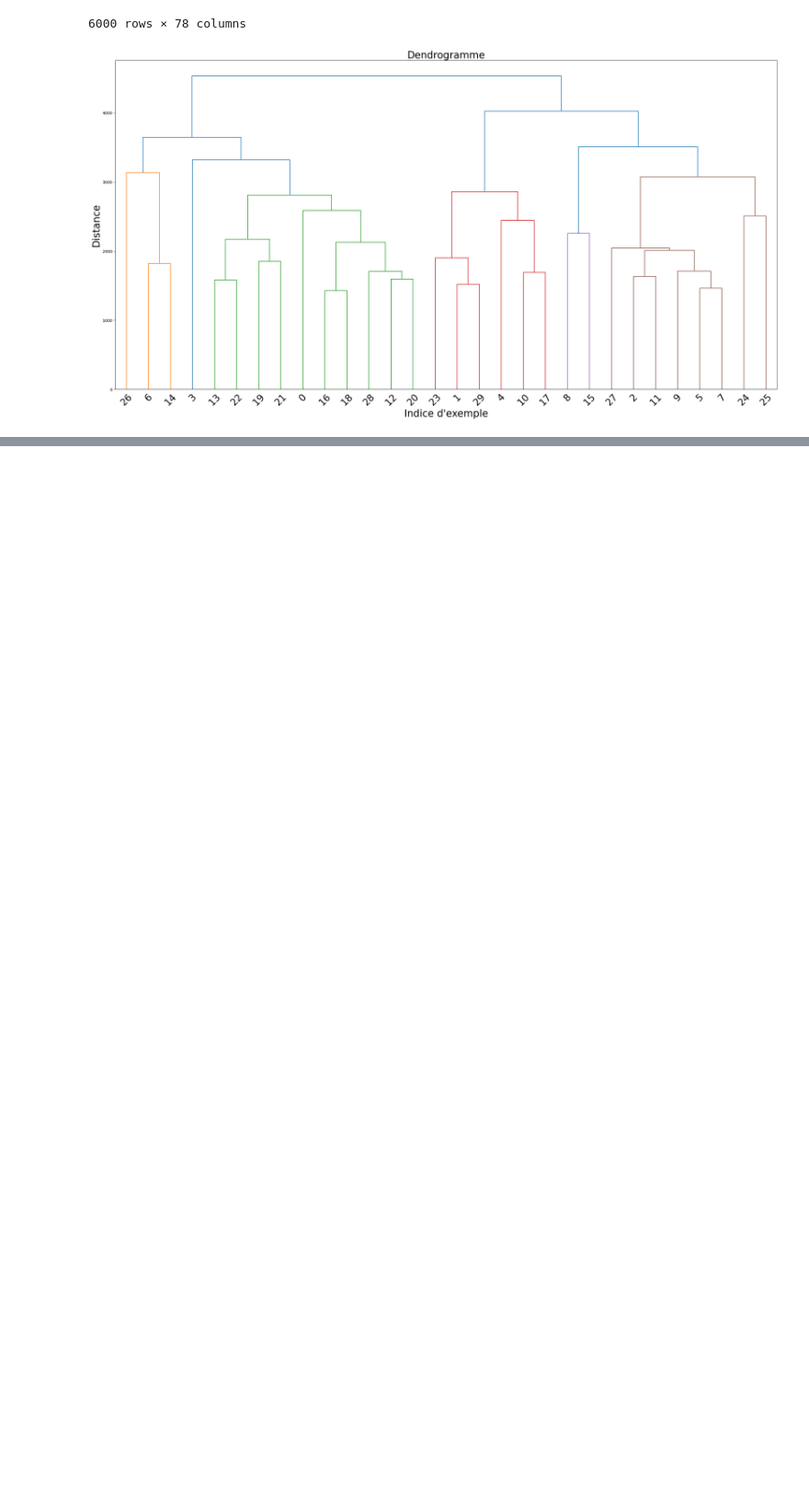
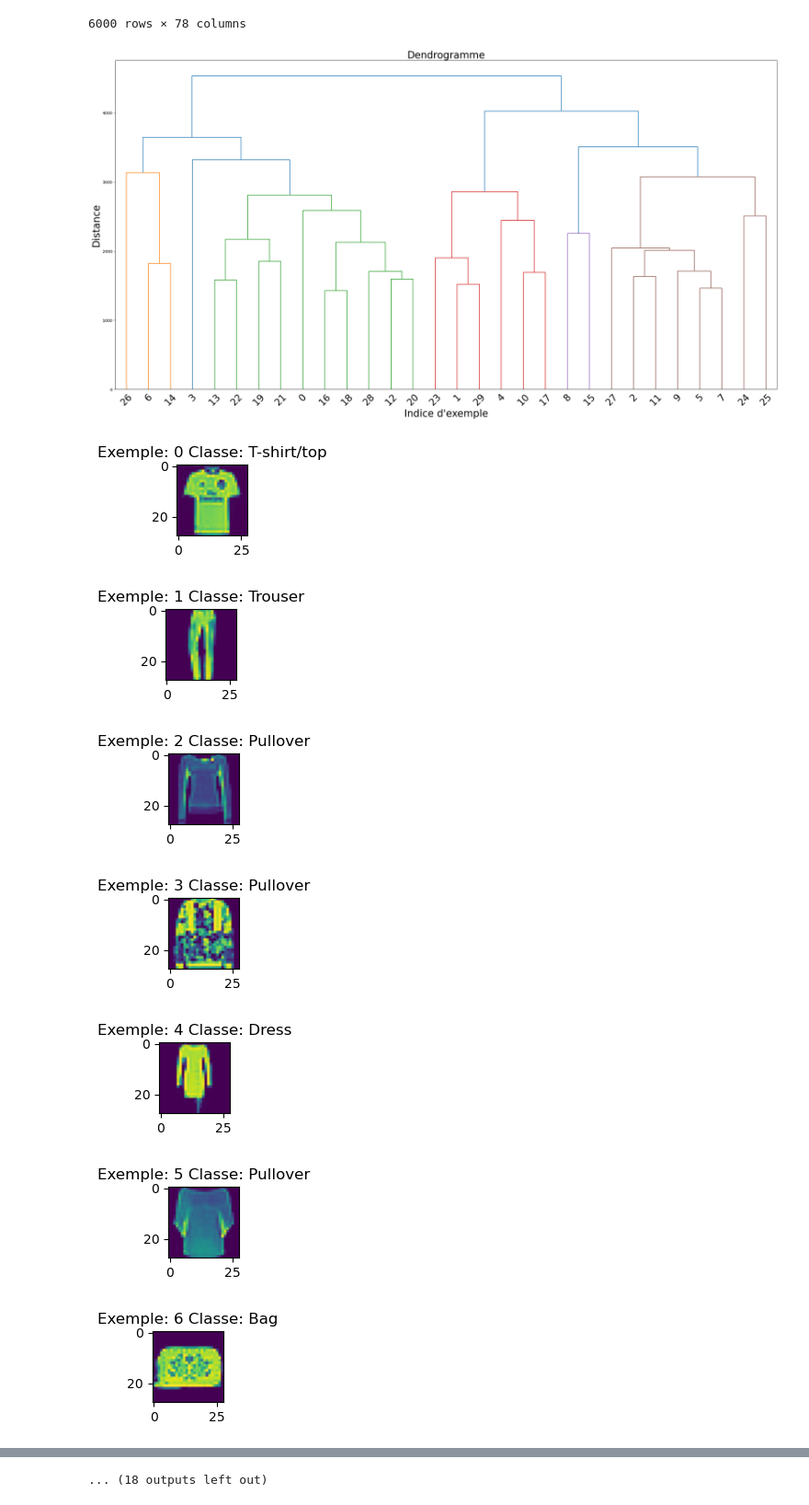
Before and after one commit to JeSuisSurGithub/SDD, a Jupyter notebook: projet/Projet/projet-Parant-Xia.ipynb, the cells around one changed output, grey strips where cells are left out. Shown at 92% size. Drawn from its saved outputs; the diff is of its cells as text; code cells hidden in the pictures; blank space fills up the shorter version.

```diff
--- a/projet/Projet/projet-Parant-Xia.ipynb
+++ b/projet/Projet/projet-Parant-Xia.ipynb
@@ -524,16 +524,24 @@ plt.show()
 # %%
 idx_to_type = {0: "T-shirt/top",
     1: 	"Trouser",
     2:	"Pullover",
     3:  "Dress",
     4: 	"Coat",
     5: 	"Sandal",
     6: 	"Shirt",
     7: 	"Sneaker",
     8: 	"Bag",
     9: 	"Ankle boot"}
 
 for i in range(30):
-    plt.figure(figsize=(16, 16))
+    plt.figure(figsize=(1, 1))
     plt.title(f"Exemple: {i} Classe: {idx_to_type[Yt[i]]}")
     plt.imshow(Xt[i].reshape((28, 28)))
+# %% [output]
+[figure, added]
+[figure, added]
+[figure, added]
+[figure, added]
+[figure, added]
+[figure, added]
+[figure, added]
@@ -539,0 +553 @@ for i in range(30):
+... (18 outputs left out)
```
Also changed, not shown: parts of 3 cells of this notebook, 2 other files.
